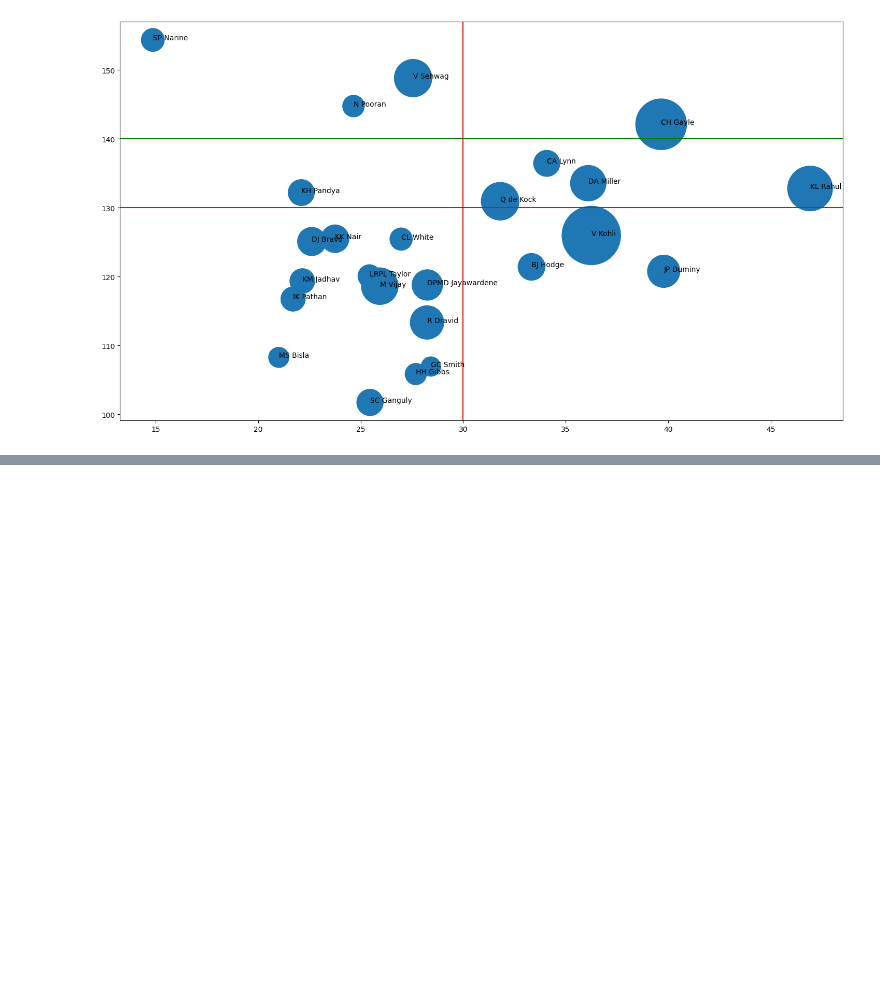
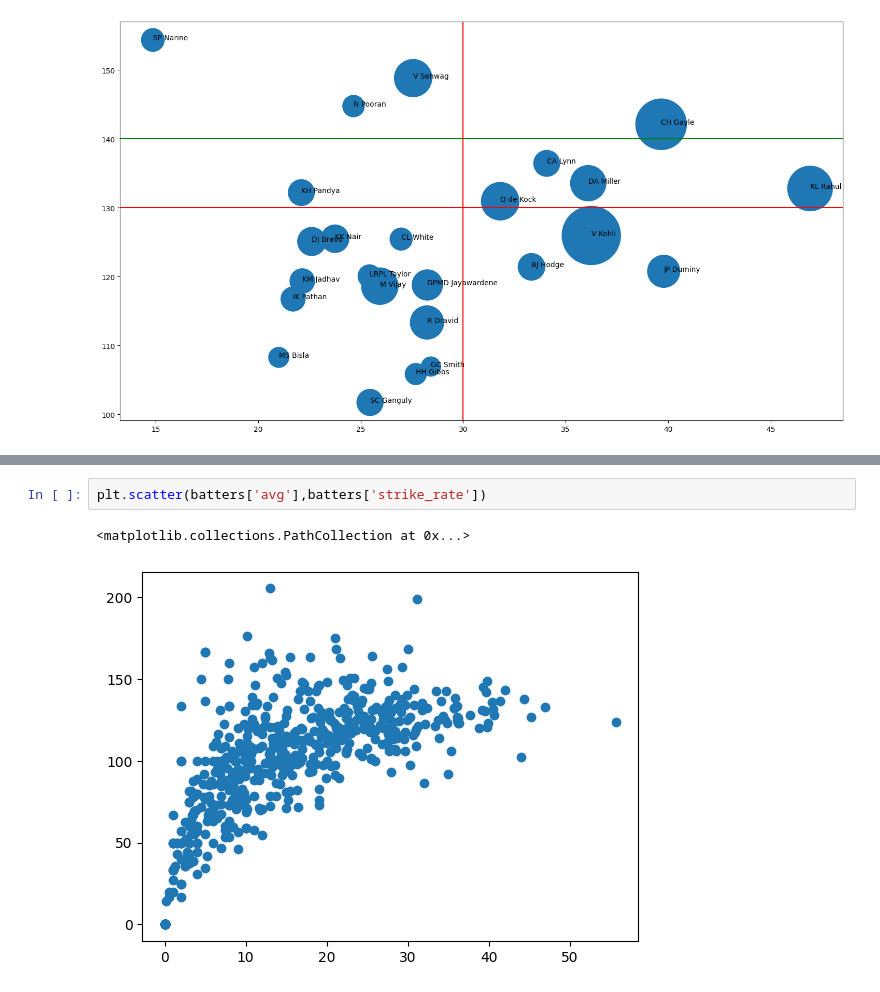
Before and after one commit to UKD1211/DataScience_Slogbook_ISI_placement_prep, a Jupyter notebook: advanced_matplotlib.ipynb, the cells around one changed output, grey strips where cells are left out. Cells and saved outputs as stored; diff of their text form; blank space fills up the shorter version.

```diff
--- a/advanced_matplotlib.ipynb
+++ b/advanced_matplotlib.ipynb
@@ -143,0 +156,5 @@ for i in range(sample_df.shape[0]):
+# %%
+plt.scatter(batters['avg'],batters['strike_rate'])
+# %% [output]
+<matplotlib.collections.PathCollection at 0x...>
+[figure, added]
```
Also changed, not shown: parts of 15 cells of this notebook.
